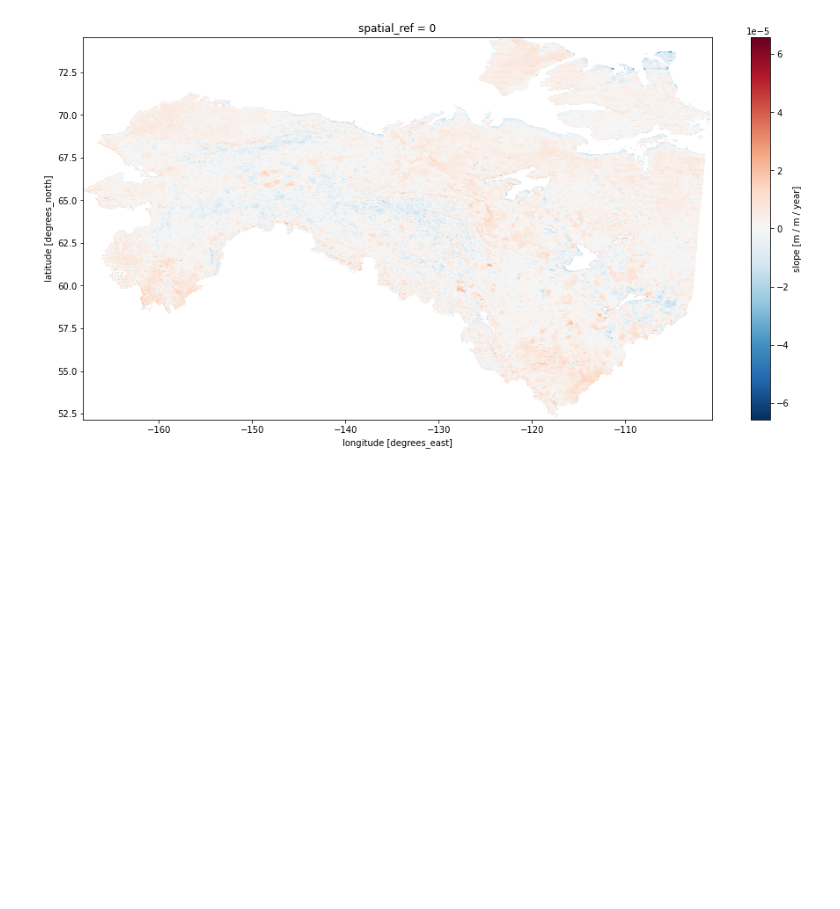
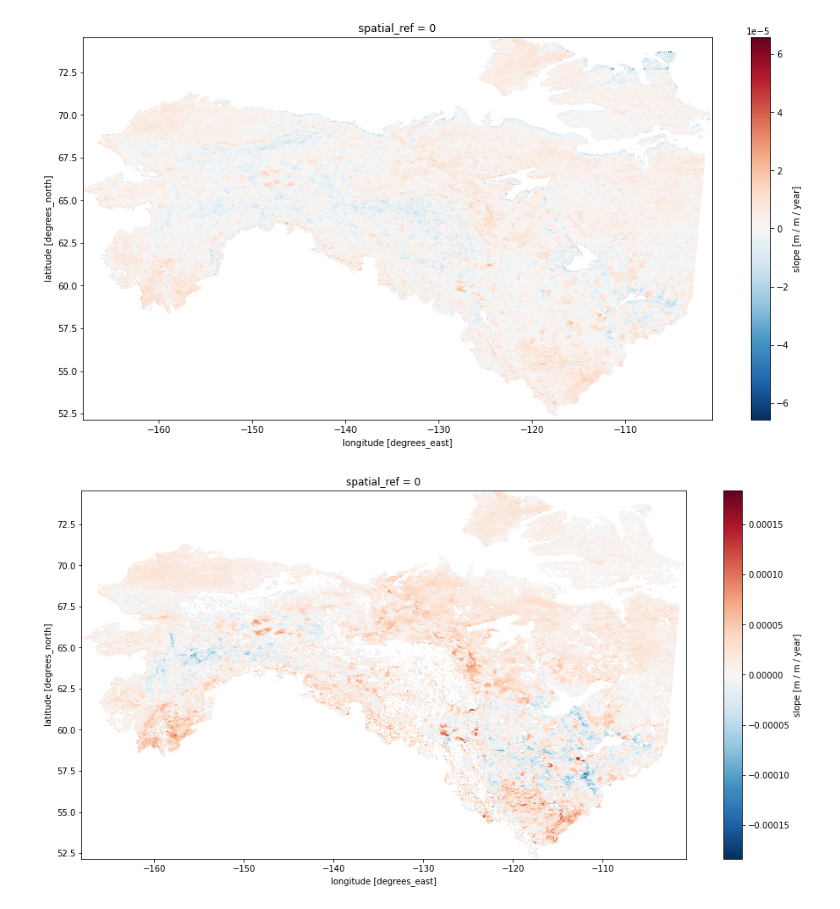
Before and after one commit to hamiddashti/greeness, a Jupyter notebook: codes/src/test.ipynb, the cells around one changed output. Drawn from its saved outputs; the diff is of its cells as text; code cells hidden in the pictures; blank space fills up the shorter version.

```diff
--- a/codes/src/test.ipynb
+++ b/codes/src/test.ipynb
@@ -5,7 +5,7 @@ import my_funs
 from dask.diagnostics import ProgressBar
 import pandas as pd
 import numpy as np
-data_dir = "/home/hamid/NASA_ABoVE/greeness/working/data/"
+dir = "/home/hamid/NASA_ABoVE/greeness/"
 # %%
 ndvi_seasonal_resample = dpm = {
 	"noleap": [0, 31, 28, 31, 30, 31, 30, 31, 31, 30, 31, 30, 31],
@@ -142,3 +148,6 @@ ndvi_growing = my_funs.growing_season(ndvi)
+# %%
+ndvi_growing = xr.open_dataarray(dir+"data/processed_data/noaa_nc/ndvi/resampled/ndvi_growing.nc")
+lai_growing = xr.open_dataarray(dir+"data/processed_data/noaa_nc/lai_fapar/resampled/lai_growing.nc")
 # %%
 def xarray_Linear_trend(xarr, var_unit):
     from scipy import stats
@@ -196,4 +205,5 @@ def xarray_Linear_trend(xarr, var_unit):
 
     return xarr_out
 # %%
-ndvi_growing = ndvi_growing.rename({"year":"time"})
+# ndvi_growing = ndvi_growing.rename({"year":"time"})
+# lai_growing = ndvi_growing.rename({"year":"time"})
@@ -201,10 +219,20 @@ ndvi_growing = ndvi_growing.rename({"year":"time"})
 a = ndvi_growing.time.to_pandas().index
 b = pd.to_datetime(a, format='%Y')
 ndvi_growing["time"] = b
-_growing_trend = xarray_Linear_trend(ndvi_growing, var_unit="m / m / year")
+ndvi_growing_Lintrend = xarray_Linear_trend(ndvi_growing, var_unit="m / m / year")
+
+a = lai_growing.time.to_pandas().index
+b = pd.to_datetime(a, format='%Y')
+lai_growing["time"] = b
+lai_growing_Lintrend = xarray_Linear_trend(lai_growing, var_unit="m / m / year")
 # %%
 plt.figure(figsize=(16,8))
 ndvi_growing_Lintrend["slope"].plot()
-plt.savefig(data_dir+"/Figures/LAI_growing_trend.png")
+plt.savefig(dir+"working/Figures/ndvi_growing_trend.png")
+
+plt.figure(figsize=(16,8))
+lai_growing_Lintrend["slope"].plot()
+plt.savefig(dir+"working/Figures/LAI_growing_trend.png")
 # %% [output]
 [figure]
+[figure, added]
```
Also changed, not shown: parts of 6 cells of this notebook, 3 other files.
